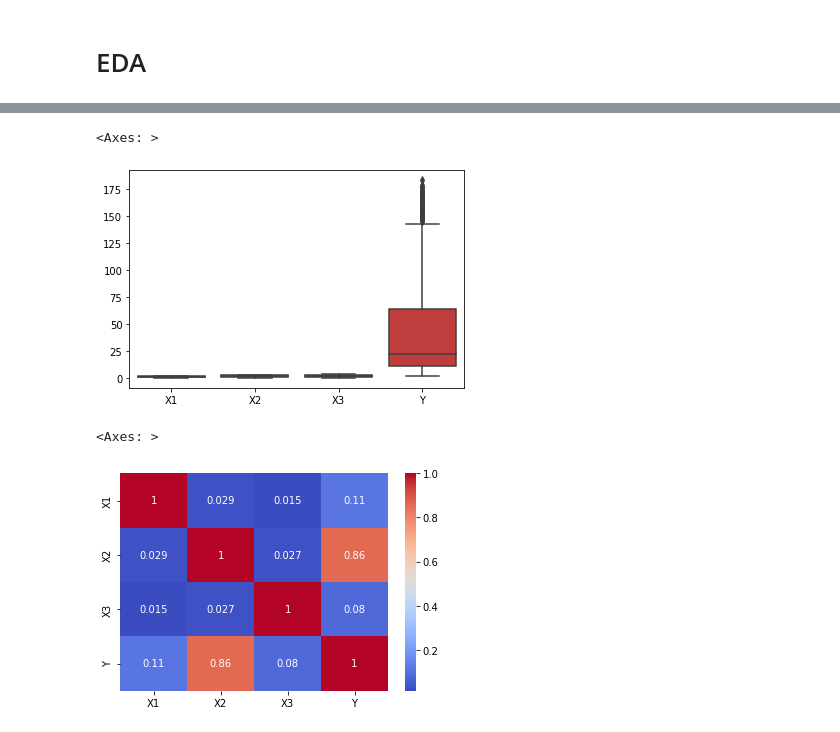
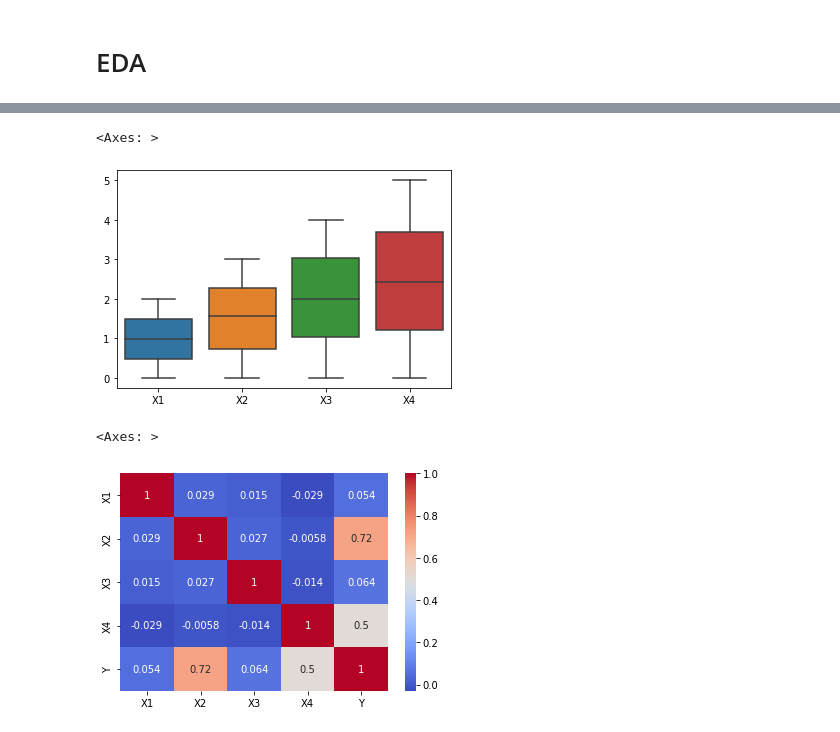
Before and after one commit to atomikkus/polynomial_regression, a Jupyter notebook: polynomial_regresion.ipynb, the cells around one changed output, grey strips where cells are left out. Cells and saved outputs as stored; diff of their text form; code cells hidden in the pictures.

```diff
--- a/polynomial_regresion.ipynb
+++ b/polynomial_regresion.ipynb
@@ -13,18 +13,20 @@ np.random.seed(42)
 x1 = 2 * np.random.rand(1000, 1)
 x2 = 3 * np.random.rand(1000, 1)
 x3 = 4 * np.random.rand(1000, 1)
+x4 = 5 * np.random.rand(1000, 1)
 
 # Generate random noise
-noise = np.random.randn(1000, 1) * 0.5
+noise = np.random.randn(1000, 1) **4
 
 # Generate y values with a polynomial relationship using x1, x2, x3
-y = 2 + 3 * x1**2 + 0.5 * x1**3 + 2 * x2**4 + 1.5 * x3 + noise
+y = 2 + 3 * x1**2 + 2 * x2**4 + 1.5 * x3 + 4 * x4**2 + noise
 
 # Create a DataFrame with multiple features
 data = pd.DataFrame({
     'X1': x1.flatten(),
     'X2': x2.flatten(),
     'X3': x3.flatten(),
+    'X4': x4.flatten(),
     'Y': y.flatten()
 })
 
@@ -47,10 +44,10 @@ sns.kdeplot(data)
 # %%
-sns.boxplot(data)
+sns.boxplot(data.drop('Y', axis=1))
 # %% [output]
 <Axes: >
-[figure, old version]
+[figure, new version]
 # %%
 sns.heatmap(data.corr(), cmap='coolwarm', annot=True)
 # %% [output]
 <Axes: >
-[figure, old version]
+[figure, new version]
```
Also changed, not shown: parts of 20 cells of this notebook.
